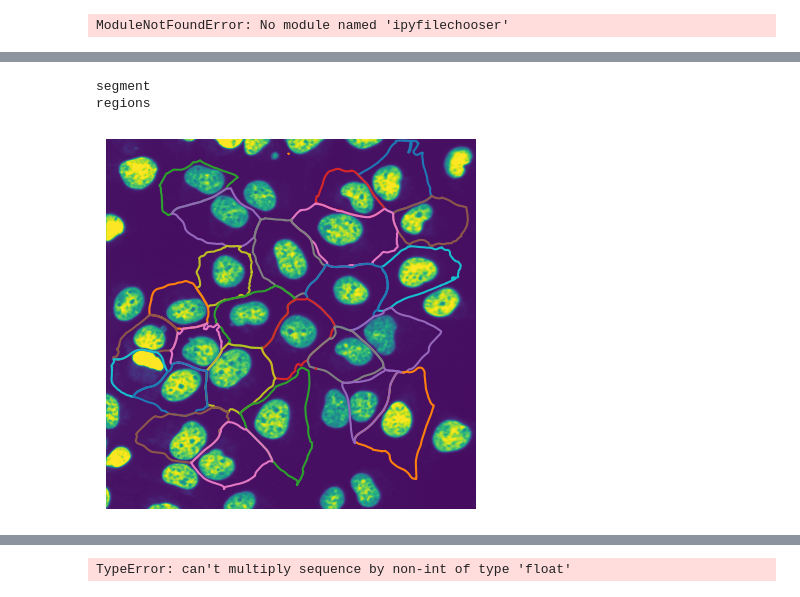
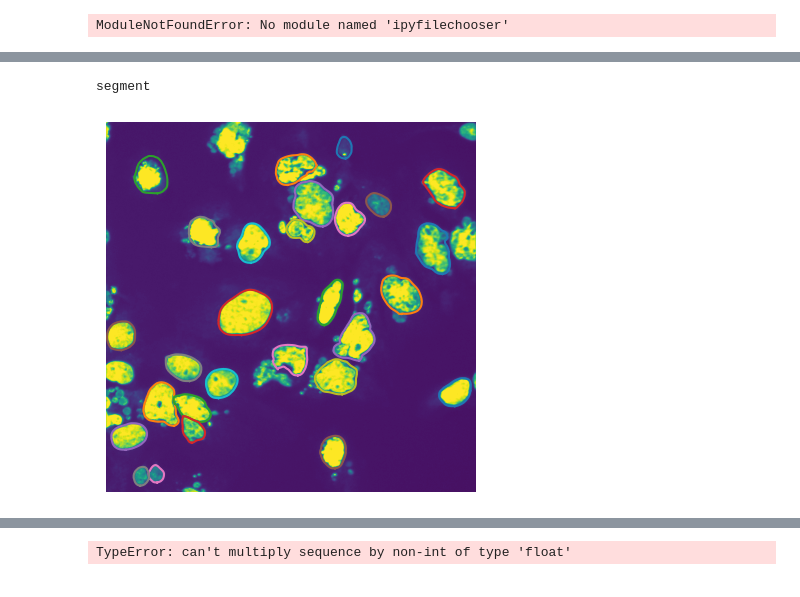
Before and after one commit to jboulanger/sganalysis, a Jupyter notebook: Untitled-2.ipynb, the cells around one changed output, grey strips where cells are left out. Cells and saved outputs as stored; diff of their text form; code cells hidden in the pictures.

```diff
--- a/Untitled-2.ipynb
+++ b/Untitled-2.ipynb
@@ -132,9 +132,13 @@ display(fc)
 # %% [output]
 ModuleNotFoundError: No module named 'ipyfilechooser'
 # %%
+from pathlib import Path
 #folder = Path(fc.value)
-#folder = Path('/media/cephfs2/userdata/Bullock_group/Lucas/EXP.M20230114/')
-folder = Path('C:/Users/jerome/Downloads')
+folder = Path('/media/cephfs2/userdata/Bullock_group/Lucas/EXP.M20230114/')
+#folder = Path('C:/Users/jerome/Downloads')
 channels = {'nuclei':0,'cells':1,'label1':0,'label2':2}
 filelist = pd.DataFrame({'Filename' : [str(x) for x in folder.glob('*.lsm')]})
-filelist['Filename'][0]
+filename = filelist['Filename'][1]
+filename
+imglist = tifffile.imread(filename)
+img = imglist[0]
@@ -158,41 +145,68 @@ plt.imshow(np.amax(img[1:],0))
 # %%
-def segment_cells(img):
+
+import tifffile
+from cellpose import models, core
+from skimage.measure import regionprops
+from skimage.measure import find_contours
+from skimage import morphology
+import numpy as np
+from pathlib import Path
+import pandas as pd
+import matplotlib.pyplot as plt
+
+def segment_cells(img,type=0):
     print('segment')
-    model = models.Cellpose(gpu=core.use_gpu(), model_type='cyto2')
-    mask = model.eval(
-            img,
-            channel_axis = 0,
-            channels = [4,1],
-            diameter = 250,
-            flow_threshold = 0.0,
-            cellprob_threshold = 0.0, # default is 0
-            min_size = 00 # filter out smaller cells
-        )[0]
-
-    print('regions')
-    props = regionprops(mask)
+    from scipy.ndimage import distance_transform_edt, median_filter,label
+    from skimage.segmentation import watershed
+    if type == 0:
+        model = models.Cellpose(gpu=core.use_gpu(), model_type='nuclei')
+        nlabels = model.eval(
+                img,
+                channel_axis = 0,
+                channels = [1,0],
+                diameter = 250,
+                flow_threshold = 0.4,
+                cellprob_threshold = 0.1, # default is 0
+                min_size = 100000 # filter out smaller cells
+            )[0]
+        dist = distance_transform_edt(nlabels > 0)
+        mask = median_filter(np.amax(img,0), 11)
+        mask = mask > mask[mask < np.quantile(mask, 0.1)].mean()
+        clabels = watershed(-dist, nlabels, mask=mask)
+    else :
+        model = models.Cellpose(gpu=core.use_gpu(), model_type='cyto2')
+        clabels = model.eval(
+                img,
+                channel_axis = 0,
+                channels = [1,4],
+                diameter = 250,
+                flow_threshold = 0.4,
+                cellprob_threshold = 0.1, # default is 0
+                min_size = 100000 # filter out smaller cells
+            )[0]
+    props = regionprops(clabels)
     props = [x for x in props if does_not_touch_image_border(x, img.shape[1:3])]
-    props = [x for x in props if x.area > 1000]
+    #props = [x for x in props if x.area > 10000]
     return props
 
 def visualize(img, rois, s=None):
     from matplotlib.patches import Circle
     #plt.imshow(img[[2,1,0]].swapaxes(0,-1))
     plt.imshow(img[0])
     for k,r in enumerate(rois):
         c = find_contours(np.pad(r.image,1) > 0, 0.5)
         plt.plot(c[0][:,1] + r.bbox[1], c[0][:,0] + r.bbox[0])
         if s is not None:
             c=plt.Circle((r.centroid[0], r.centroid[1]), s[k], fill=False)
             plt.gca().add_patch(c)
     plt.axis('off')
 
-roi = segment_cells(img)
+
+roi = segment_cells(img,1)
 visualize(img, roi)
 # %% [output]
 segment
-regions
-[figure, old version]
+[figure, new version]
 # %%
 from scipy.ndimage import minimum_filter, maximum_filter, gaussian_filter
 def spatial_spread(prop, image):
```
Also changed, not shown: parts of 8 cells of this notebook.
